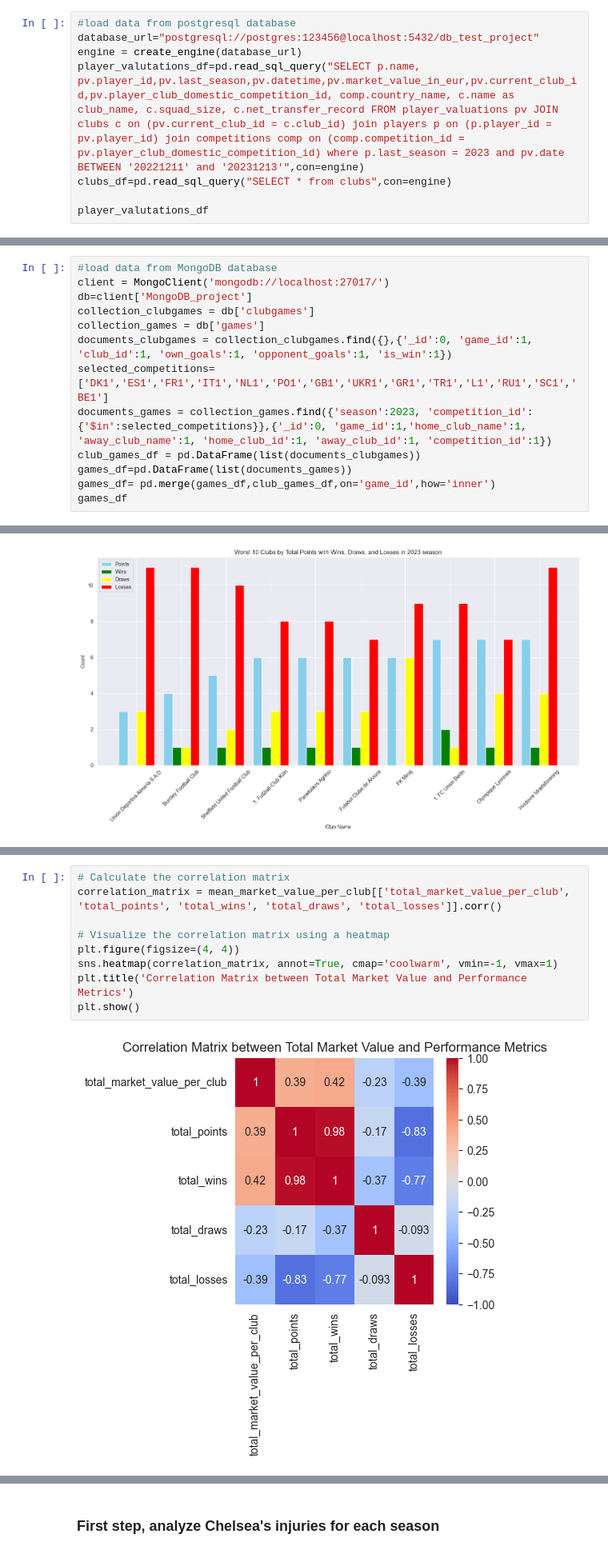
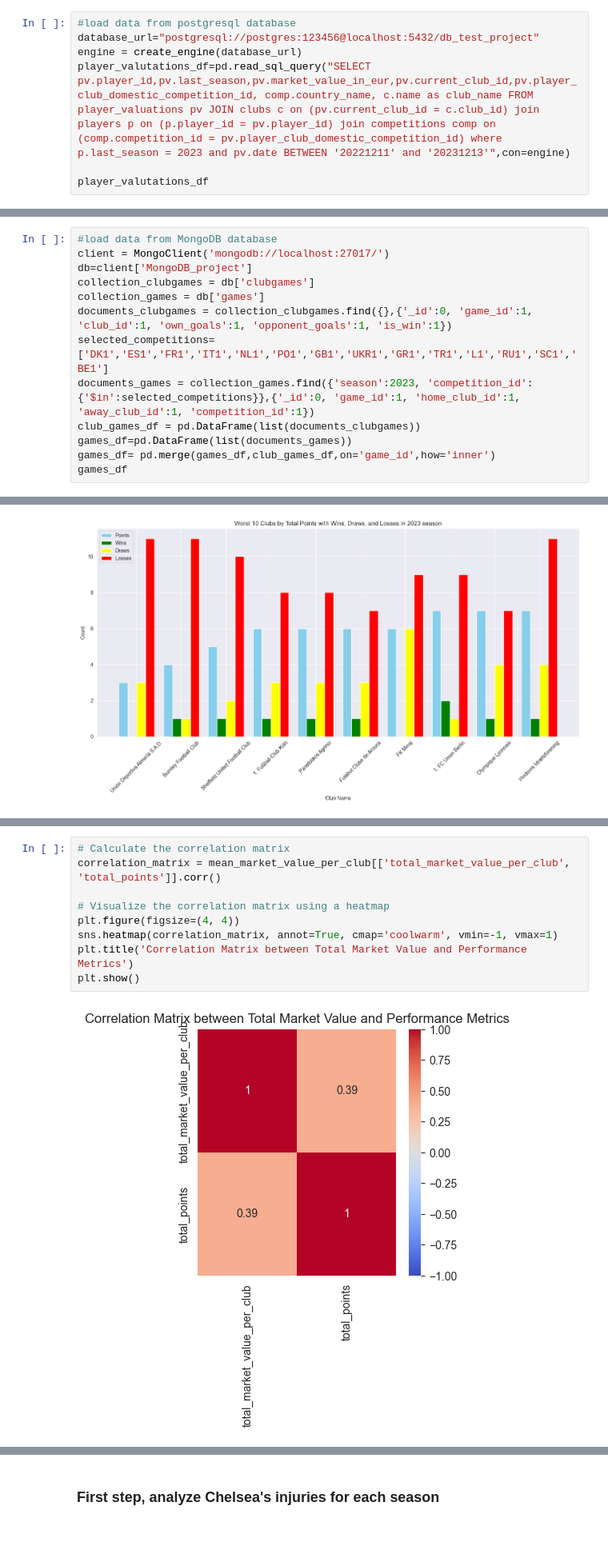
Before and after one commit to BonincontroL/IumTweb_project, a Jupyter notebook: solution/DataAnalysis/JupyterNotebooks/clubvalue_vs_performance.ipynb, the cells around one changed output, grey strips where cells are left out. Shown at 80% size. Cells and saved outputs as stored; diff of their text form.

```diff
--- a/solution/DataAnalysis/JupyterNotebooks/clubvalue_vs_performance.ipynb
+++ b/solution/DataAnalysis/JupyterNotebooks/clubvalue_vs_performance.ipynb
@@ -31,8 +34,7 @@ player valuation, clubs, players are joined togheter using a SQL query.
 #load data from postgresql database
 database_url="postgresql://postgres:123456@localhost:5432/db_test_project"
 engine = create_engine(database_url)
-player_valutations_df=pd.read_sql_query("SELECT p.name, pv.player_id,pv.last_season,pv.datetime,pv.market_value_in_eur,pv.current_club_id,pv.player_club_domestic_competition_id, comp.country_name, c.name as club_name, c.squad_size, c.net_transfer_record FROM player_valuations pv JOIN clubs c on (pv.current_club_id = c.club_id) join players p on (p.player_id = pv.player_id) join competitions comp on (comp.competition_id = pv.player_club_domestic_competition_id) where p.last_season = 2023 and pv.date BETWEEN '20221211' and '20231213'",con=engine)
-clubs_df=pd.read_sql_query("SELECT * from clubs",con=engine)
+player_valutations_df=pd.read_sql_query("SELECT pv.player_id,pv.last_season,pv.market_value_in_eur,pv.current_club_id,pv.player_club_domestic_competition_id, comp.country_name, c.name as club_name FROM player_valuations pv JOIN clubs c on (pv.current_club_id = c.club_id) join players p on (p.player_id = pv.player_id) join competitions comp on (comp.competition_id = pv.player_club_domestic_competition_id) where p.last_season = 2023 and pv.date BETWEEN '20221211' and '20231213'",con=engine)
 
 player_valutations_df
 # %% [output]
@@ -253,7 +250,7 @@ collection_clubgames = db['clubgames']
 collection_games = db['games']
 documents_clubgames = collection_clubgames.find({},{'_id':0, 'game_id':1, 'club_id':1, 'own_goals':1, 'opponent_goals':1, 'is_win':1})
 selected_competitions=['DK1','ES1','FR1','IT1','NL1','PO1','GB1','UKR1','GR1','TR1','L1','RU1','SC1','BE1']
-documents_games = collection_games.find({'season':2023, 'competition_id':{'$in':selected_competitions}},{'_id':0, 'game_id':1,'home_club_name':1, 'away_club_name':1, 'home_club_id':1, 'away_club_id':1, 'competition_id':1})
+documents_games = collection_games.find({'season':2023, 'competition_id':{'$in':selected_competitions}},{'_id':0, 'game_id':1, 'home_club_id':1, 'away_club_id':1, 'competition_id':1})
 club_games_df = pd.DataFrame(list(documents_clubgames))
 games_df=pd.DataFrame(list(documents_games))
 games_df= pd.merge(games_df,club_games_df,on='game_id',how='inner')
@@ -377,12 +437,12 @@ plt.show()
 In the below code cell, we want to find the relation between the club market value, that is the total club players market value, and the club performance metrics such as points, wins...
 # %%
 # Calculate the correlation matrix
-correlation_matrix = mean_market_value_per_club[['total_market_value_per_club', 'total_points', 'total_wins', 'total_draws', 'total_losses']].corr()
+correlation_matrix = mean_market_value_per_club[['total_market_value_per_club', 'total_points']].corr()
 
 # Visualize the correlation matrix using a heatmap
 plt.figure(figsize=(4, 4))
 sns.heatmap(correlation_matrix, annot=True, cmap='coolwarm', vmin=-1, vmax=1)
 plt.title('Correlation Matrix between Total Market Value and Performance Metrics')
 plt.show()
 # %% [output]
-[figure, old version]
+[figure, new version]
```
Also changed, not shown: parts of 29 cells of this notebook, 1 other file.
